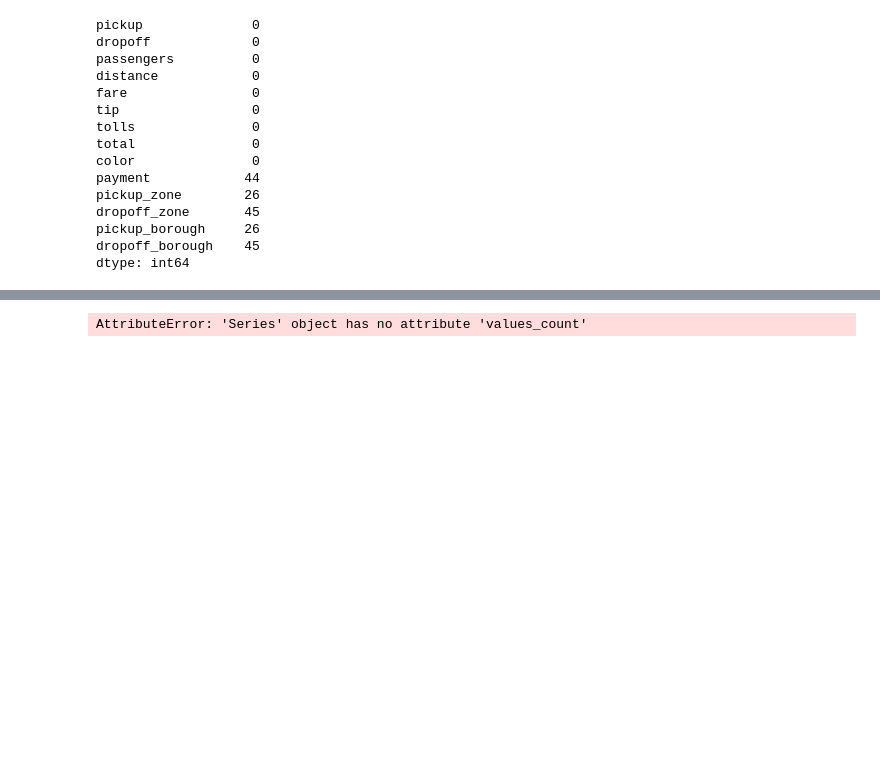
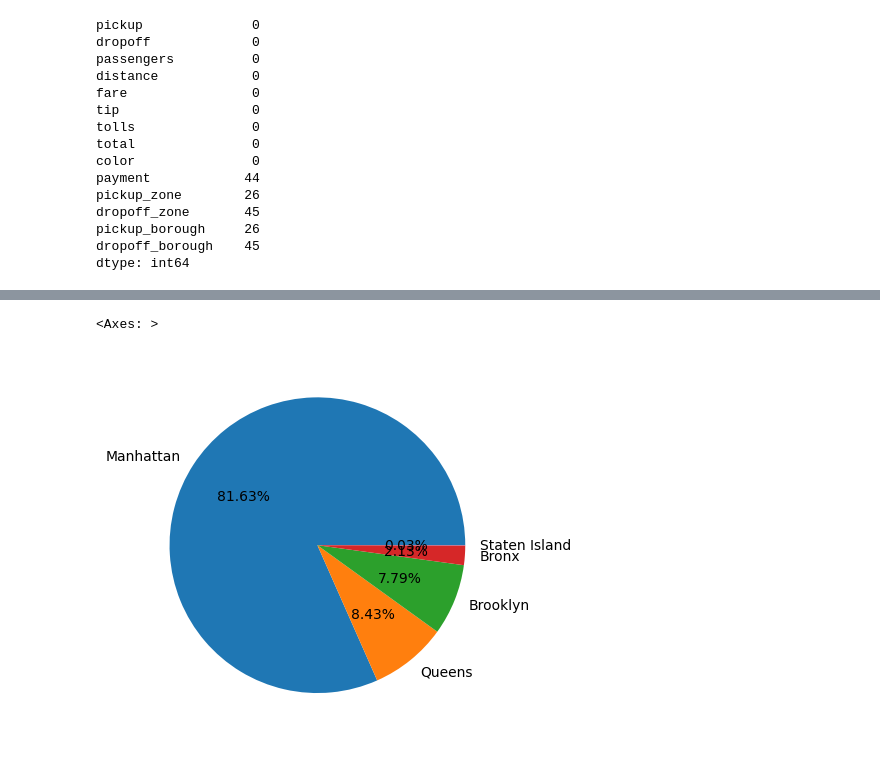
Before and after one commit to malik09-teach/ML-BASICS-PROJECTS-, a Jupyter notebook: feature engineering/feature scalling/feature_scaling.ipynb, the cells around one changed output, grey strips where cells are left out. Cells and saved outputs as stored; diff of their text form; code cells hidden in the pictures; blank space fills up the shorter version.

```diff
--- a/feature engineering/feature scalling/feature_scaling.ipynb
+++ b/feature engineering/feature scalling/feature_scaling.ipynb
@@ -138,4 +139,5 @@ data.head()
 # %%
-data[13].values_count().plot(kind='pie',autopct='%.2f%%')
+data['dropoff_borough'].value_counts().plot(kind='pie',autopct='%.2f%%')
 # %% [output]
-AttributeError: 'Series' object has no attribute 'values_count'
+<Axes: >
+[figure, added]
```
Also changed, not shown: parts of 11 cells of this notebook.
